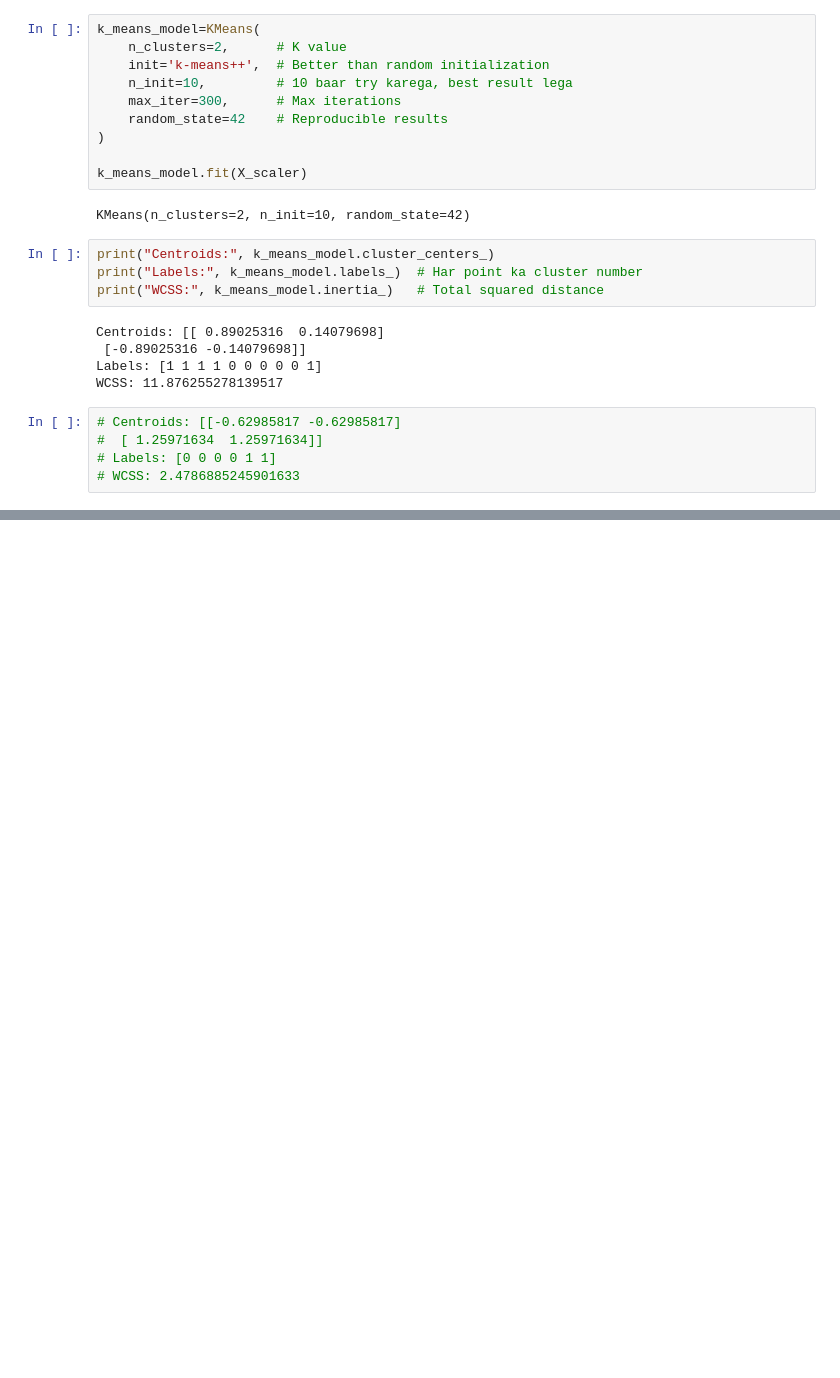
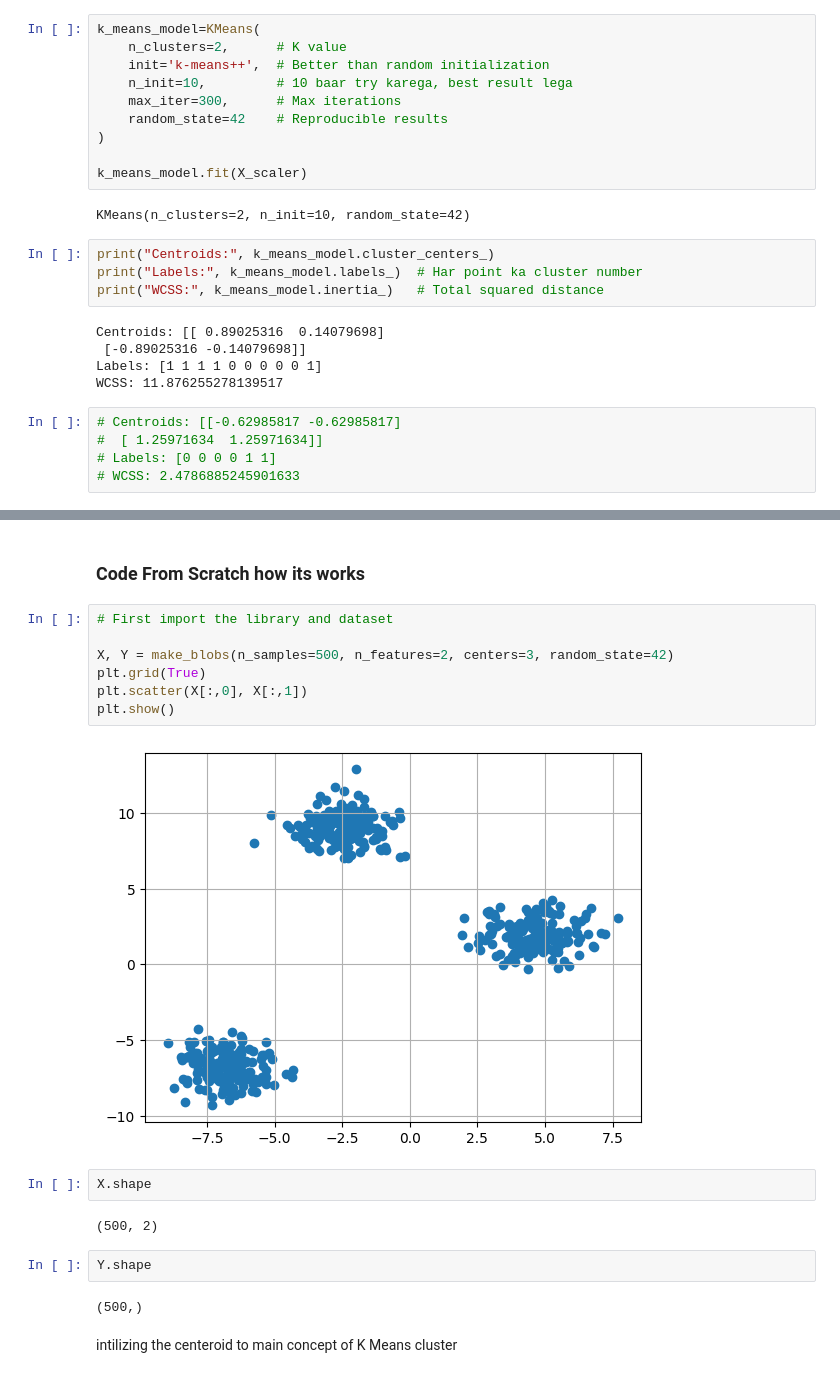
Before and after one commit to MANI-WEBDEVE/Learn_AI, a Jupyter notebook: machine_learning/unsupervised_ML/KMeans_Algorithm/KMeans_Cluster.ipynb, the cells around one changed output, grey strips where cells are left out. Cells and saved outputs as stored; diff of their text form; blank space fills up the shorter version.

```diff
--- a/machine_learning/unsupervised_ML/KMeans_Algorithm/KMeans_Cluster.ipynb
+++ b/machine_learning/unsupervised_ML/KMeans_Algorithm/KMeans_Cluster.ipynb
@@ -74,0 +78,21 @@ ValueError: n_samples=10 should be >= n_clusters=11.
+# %% [markdown]
+### Code From Scratch how its works
+# %%
+# First import the library and dataset
+
+X, Y = make_blobs(n_samples=500, n_features=2, centers=3, random_state=42)
+plt.grid(True)
+plt.scatter(X[:,0], X[:,1])
+plt.show()
+# %% [output]
+[figure, added]
+# %%
+X.shape
+# %% [output]
+(500, 2)
+# %%
+Y.shape
+# %% [output]
+(500,)
+# %% [markdown]
+intilizing the centeroid to main concept of K Means cluster
```
Also changed, not shown: parts of 15 cells of this notebook.
